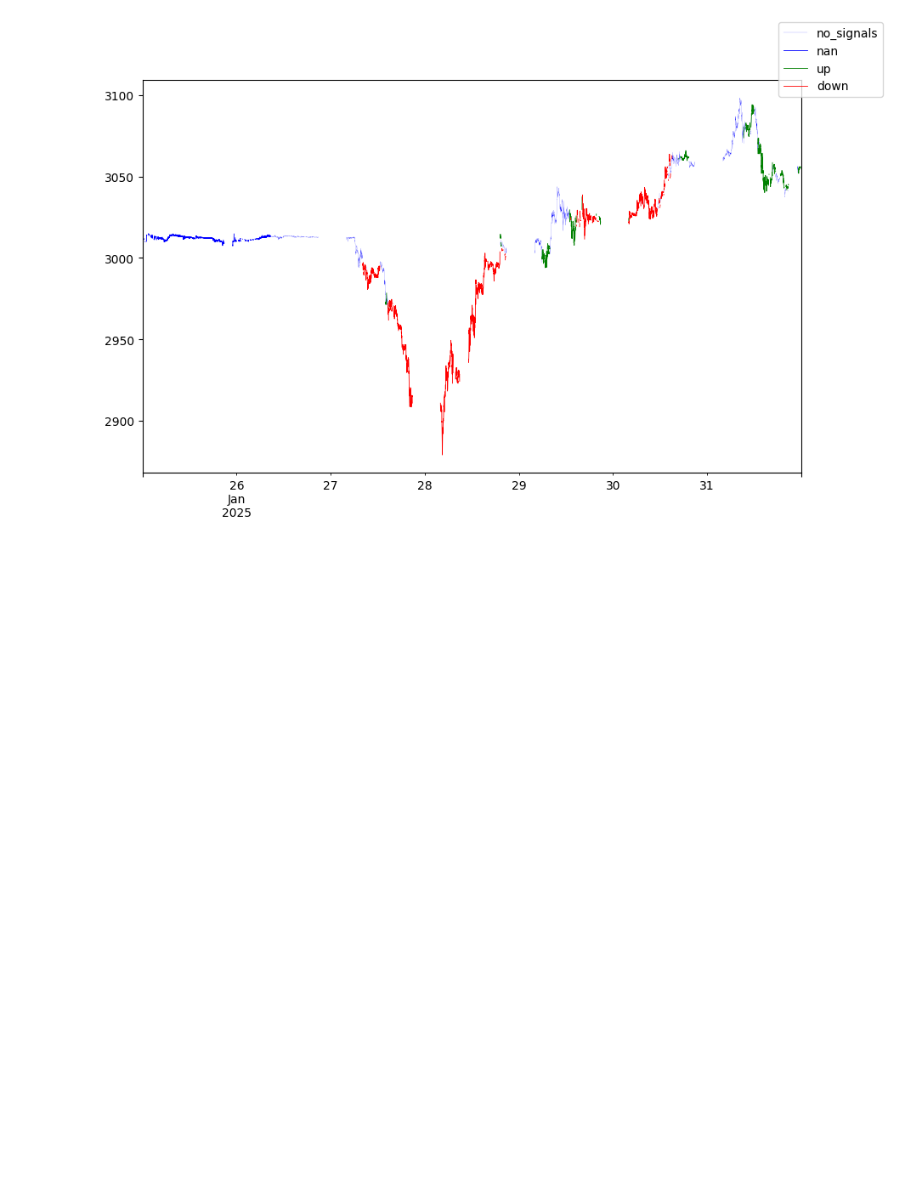
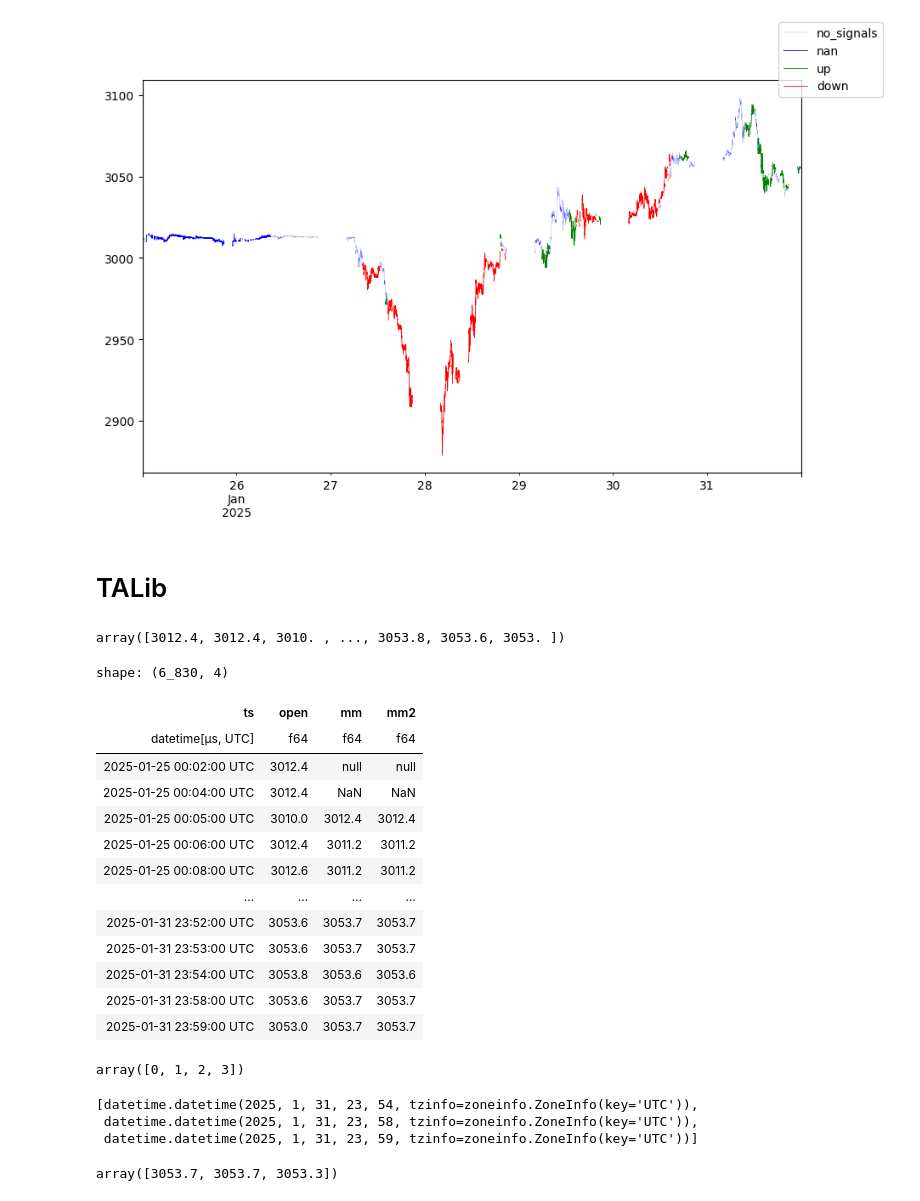
Before and after one commit to CTFPL/featurizer, a Jupyter notebook: notebooks/Example.ipynb, the cells around one changed output. Drawn from its saved outputs; the diff is of its cells as text; code cells hidden in the pictures; blank space fills up the shorter version.

```diff
--- a/notebooks/Example.ipynb
+++ b/notebooks/Example.ipynb
@@ -503,3 +503,14 @@ fig.legend()
 # %% [output]
 <matplotlib.legend.Legend at 0x...>
 [figure]
+# %% [markdown]
+# TALib
+# %%
+import talib
+import numpy as np
+
+
+prices = np.array([asset.data[dt][asset.open_col] for dt in asset.sorted_dates])
+prices
+# %% [output]
+array([3012.4, 3012.4, 3010. , ..., 3053.8, 3053.6, 3053. ])
@@ -505,0 +528,31 @@ fig.legend()
+# %%
+asset.to_polars().select("ts", "open", "mm", "mm2")
+# %% [output]
+shape: (6_830, 4)
+| ts | open | mm | mm2 |
+| datetime[μs, UTC] | f64 | f64 | f64 |
+| 2025-01-25 00:02:00 UTC | 3012.4 | null | null |
+| 2025-01-25 00:04:00 UTC | 3012.4 | NaN | NaN |
+| 2025-01-25 00:05:00 UTC | 3010.0 | 3012.4 | 3012.4 |
+| 2025-01-25 00:06:00 UTC | 3012.4 | 3011.2 | 3011.2 |
+| 2025-01-25 00:08:00 UTC | 3012.6 | 3011.2 | 3011.2 |
+| … | … | … | … |
+| 2025-01-31 23:52:00 UTC | 3053.6 | 3053.7 | 3053.7 |
+| 2025-01-31 23:53:00 UTC | 3053.6 | 3053.7 | 3053.7 |
+| 2025-01-31 23:54:00 UTC | 3053.8 | 3053.6 | 3053.6 |
+| 2025-01-31 23:58:00 UTC | 3053.6 | 3053.7 | 3053.7 |
+| 2025-01-31 23:59:00 UTC | 3053.0 | 3053.7 | 3053.7 |
+# %%
+np.arange(5)[:-1]
+# %% [output]
+array([0, 1, 2, 3])
+# %%
+output[0][-3:]
+# %% [output]
+[datetime.datetime(2025, 1, 31, 23, 54, tzinfo=zoneinfo.ZoneInfo(key='UTC')),
+ datetime.datetime(2025, 1, 31, 23, 58, tzinfo=zoneinfo.ZoneInfo(key='UTC')),
+ datetime.datetime(2025, 1, 31, 23, 59, tzinfo=zoneinfo.ZoneInfo(key='UTC'))]
+# %%
+output[1][0][-3:]
+# %% [output]
+array([3053.7, 3053.7, 3053.3])
```
Also changed, not shown: parts of 4 cells of this notebook, 10 other files.
